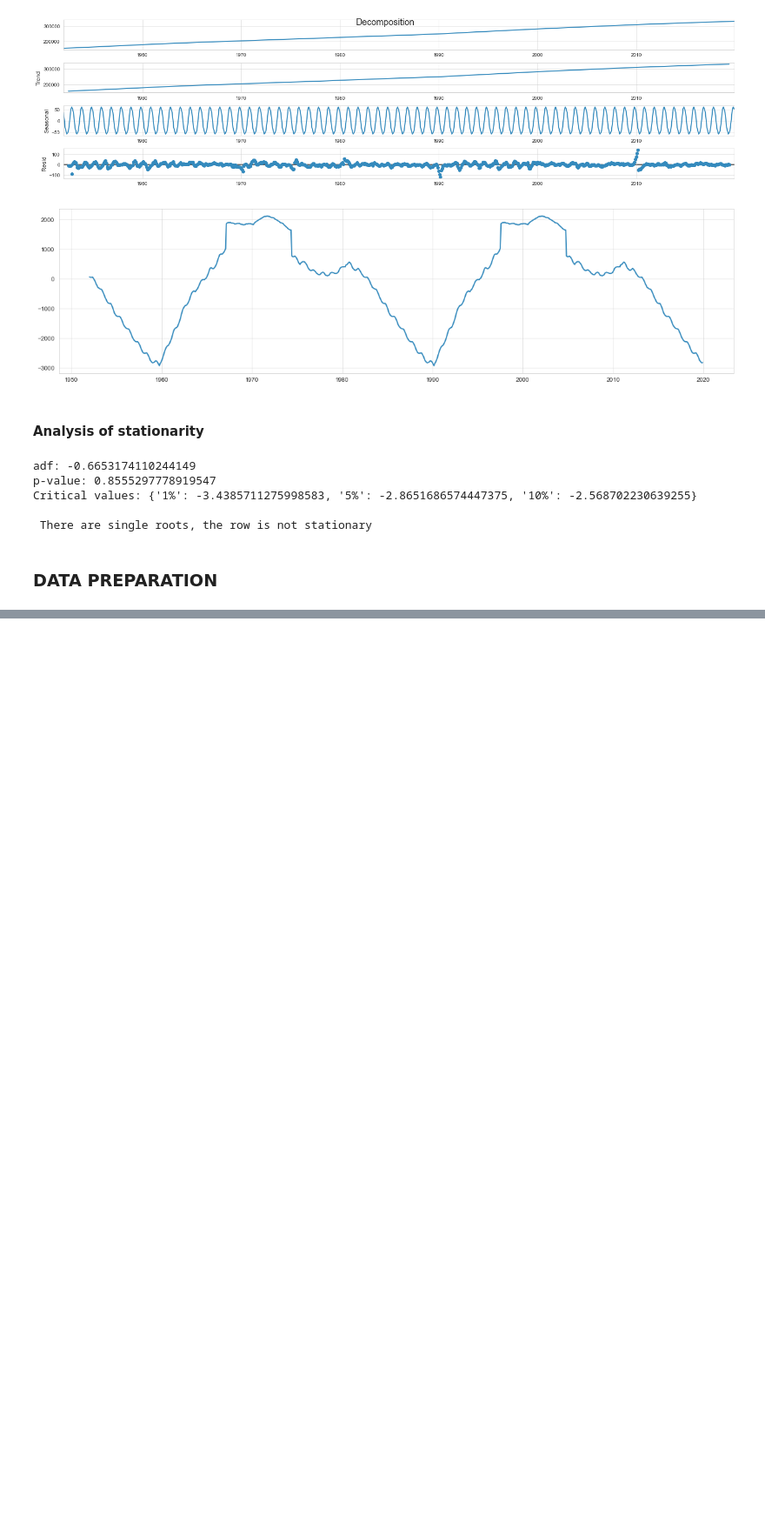
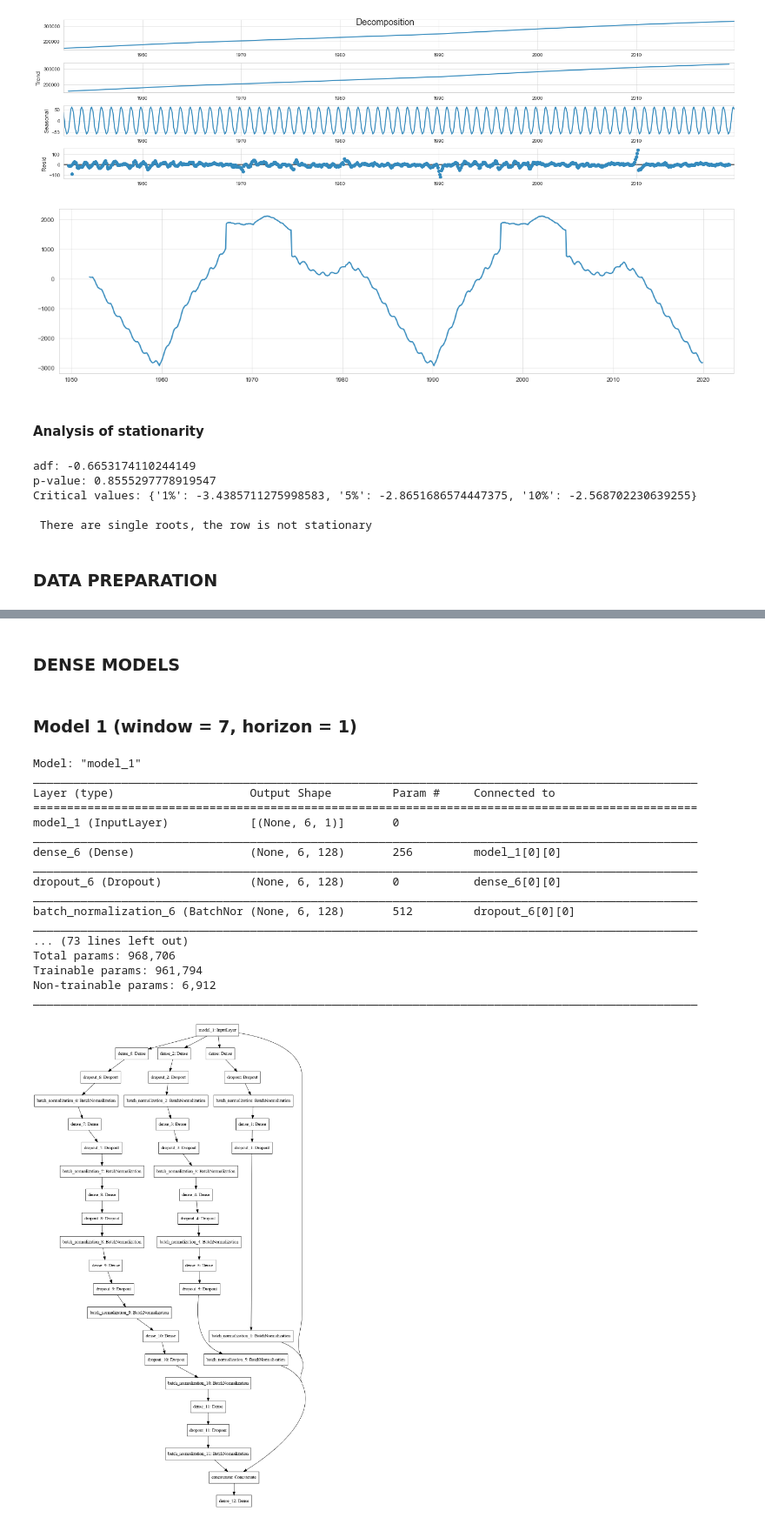
Before and after one commit to rttrif/TrifonovRS.Deep_Learning_Portfolio.github.io, a Jupyter notebook: Project 32: Population Time Series Data/DNN_for_TSF.ipynb, the cells around one changed output, grey strips where cells are left out. Shown: that part at 87% size. Saved outputs shown, nothing was run; the diff lists cells and outputs as text; code cells hidden in the pictures; blank space fills up the shorter version.

```diff
--- a/Project 32: Population Time Series Data/DNN_for_TSF.ipynb
+++ b/Project 32: Population Time Series Data/DNN_for_TSF.ipynb
@@ -320,0 +484,4 @@ ValueError: `fh` must be relative, but found absolute `fh`
+# %% [markdown]
+### DENSE MODELS
+# %% [markdown]
+### Model 1 (window = 7, horizon = 1)
@@ -320,0 +551,22 @@ ValueError: `fh` must be relative, but found absolute `fh`
+# %%
+model_1.summary()
+tf.keras.utils.plot_model(model_1, to_file='model_1.png')
+# %% [output]
+Model: "model_1"
+__________________________________________________________________________________________________
+Layer (type)                    Output Shape         Param #     Connected to
+==================================================================================================
+model_1 (InputLayer)            [(None, 6, 1)]       0
+__________________________________________________________________________________________________
+dense_6 (Dense)                 (None, 6, 128)       256         model_1[0][0]
+__________________________________________________________________________________________________
+dropout_6 (Dropout)             (None, 6, 128)       0           dense_6[0][0]
+__________________________________________________________________________________________________
+batch_normalization_6 (BatchNor (None, 6, 128)       512         dropout_6[0][0]
+__________________________________________________________________________________________________
+... (73 lines left out)
+Total params: 968,706
+Trainable params: 961,794
+Non-trainable params: 6,912
+__________________________________________________________________________________________________
+[figure, added]
```
Also changed, not shown: parts of 52 cells of this notebook, 2 other files.
